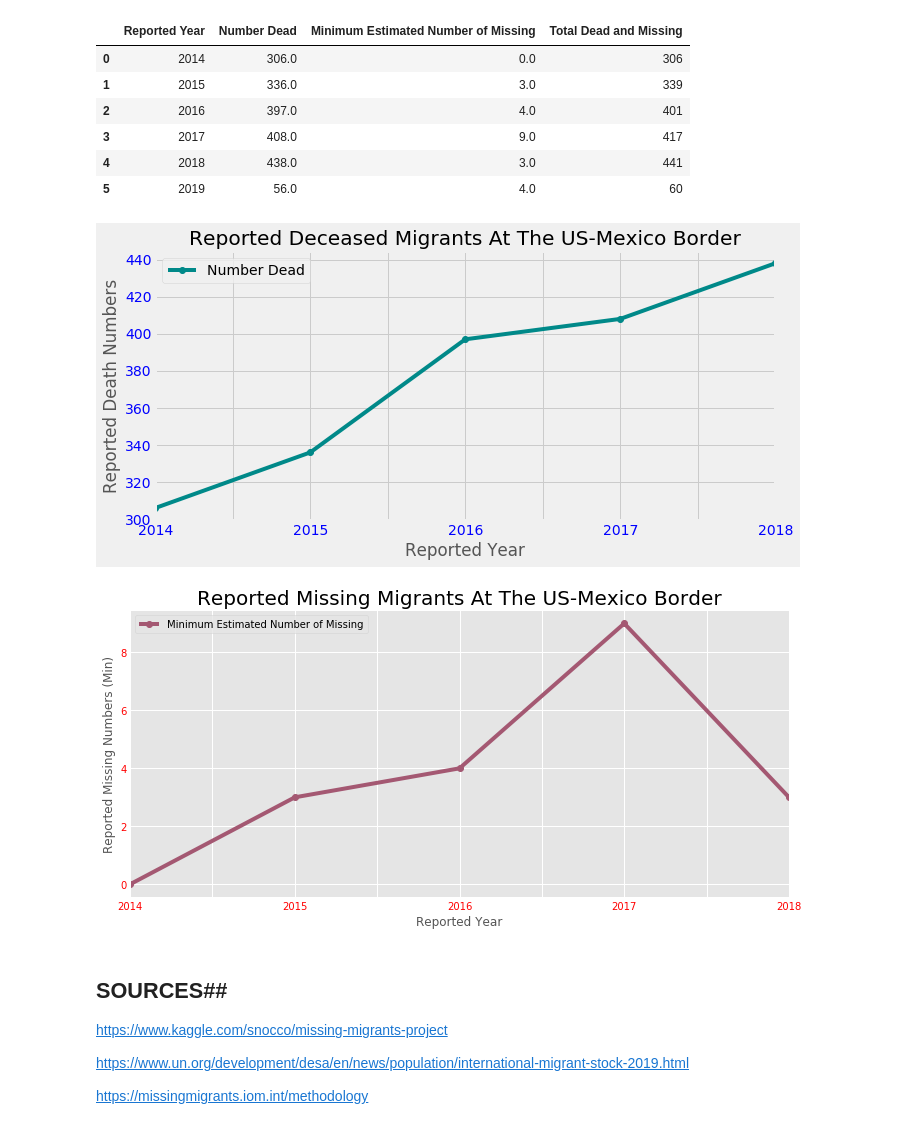
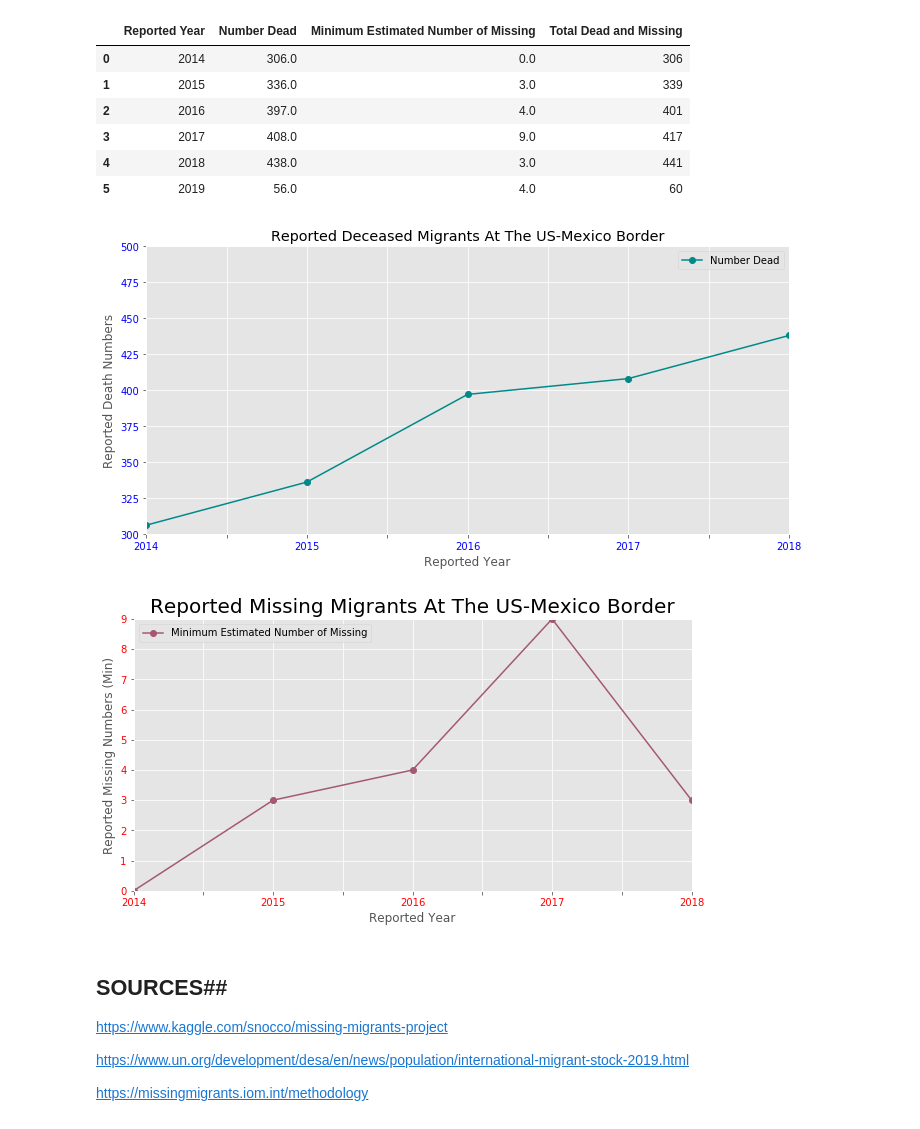
Before and after one commit to hyamynl619/Build-Projects, a Jupyter notebook: Build_1.ipynb, the cells around one changed output. Cells and saved outputs as stored; diff of their text form; code cells hidden in the pictures.

```diff
--- a/Build_1.ipynb
+++ b/Build_1.ipynb
@@ -118,7 +119,7 @@ import seaborn as sns
 import matplotlib.style as style
 
 
-style.use('fivethirtyeight')
+style.use('ggplot')
 
 d2['Reported Year'] = d2['Reported Year'].astype(str)
 
@@ -127,24 +128,26 @@ plt.ylabel('Reported Death Numbers')
 plt.title('Reported Deceased Migrants At The US-Mexico Border')
 plt.xticks(color="b")
 plt.yticks(color="b")
+plt.ylim([300, 500])
 
 plt.tight_layout()
 plt.show();
 # %% [output]
-[figure, old version]
+[figure, new version]
 # %%
 style.use('ggplot')
 
 
 d2.plot('Reported Year', 'Minimum Estimated Number of Missing', color='#a45872', marker= 'o', figsize= (10,5))
 plt.ylabel('Reported Missing Numbers (Min)')
 plt.title('Reported Missing Migrants At The US-Mexico Border', fontsize= 20)
 plt.xticks(color="r")
 plt.yticks(color="r")
-plt.tight_layout()
+plt.ylim([0, 9])
+#plt.tight_layout()
 plt.show();
 # %% [output]
-[figure, old version]
+[figure, new version]
 # %% [markdown]
 ## SOURCES##
 
```
Also changed, not shown: parts of 3 cells of this notebook.
